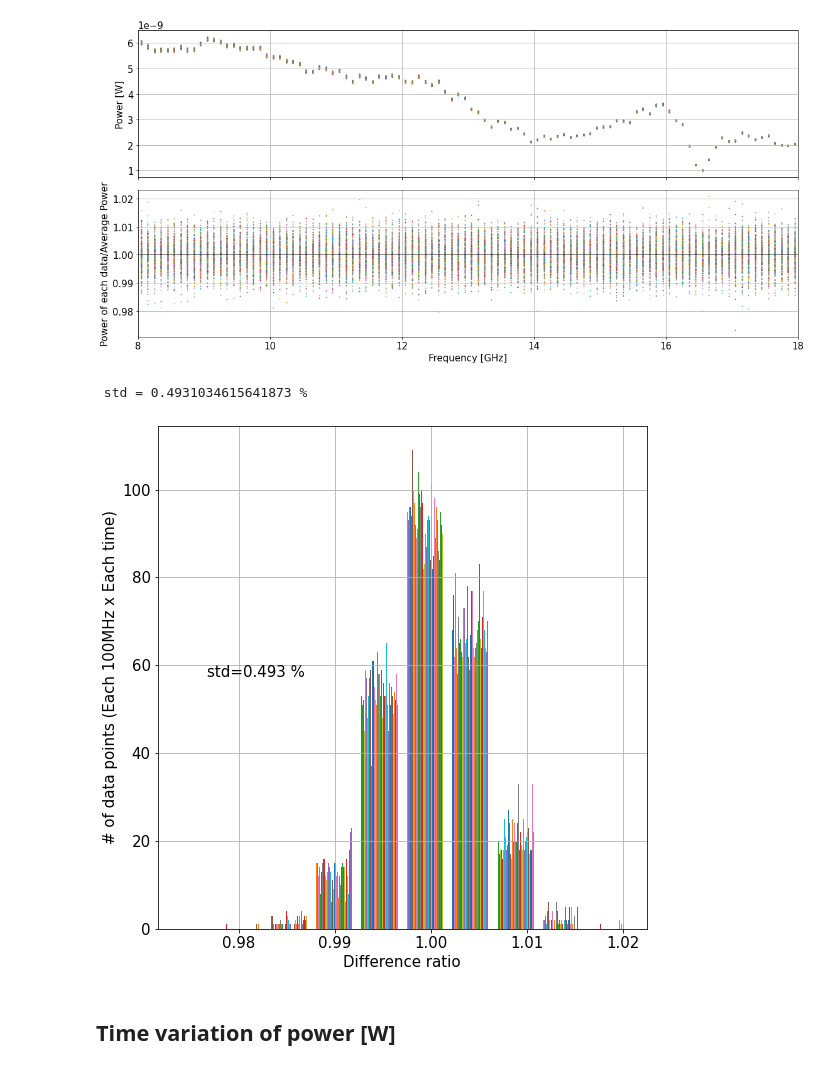
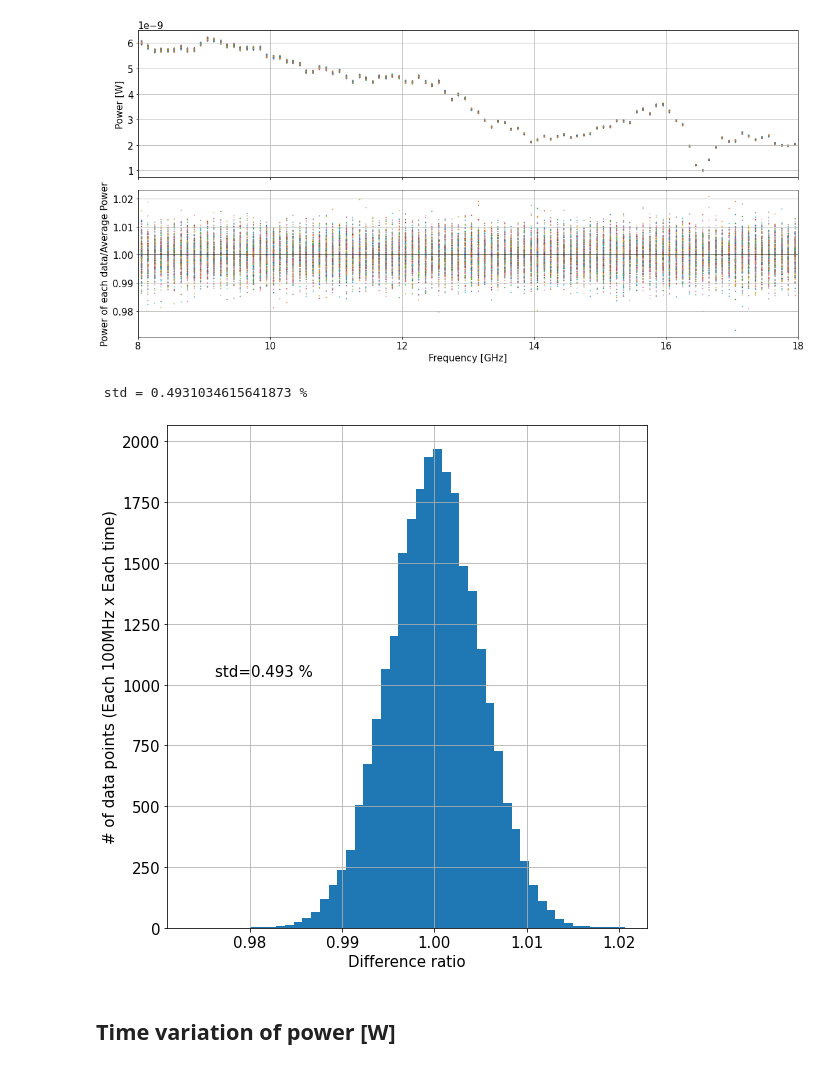
Before and after one commit to sadachi5/dosue-analysis, a Jupyter notebook: DOSUE-J/timevariation_dosue-j_300K.ipynb, the cells around one changed output. Cells and saved outputs as stored; diff of their text form; code cells hidden in the pictures.

```diff
--- a/DOSUE-J/timevariation_dosue-j_300K.ipynb
+++ b/DOSUE-J/timevariation_dosue-j_300K.ipynb
@@ -256,6 +256,7 @@ power_timeave = np.average(power_ave_array, axis=0)
 func.print_list(power_timeave)
 
 all_ratio = []
+all_freq = []
 for i, filename in enumerate(filenames):
     ax = axes[0][0]
     ax.scatter(freq_ave_array[i]*1e-9, power_ave_array[i], label=f'{i}', marker='o', s=3, linewidth=0.)
@@ -268,6 +269,7 @@ for i, filename in enumerate(filenames):
     ax = axes[1][0]
     _ratio = power_ave_array[i]/power_timeave
     all_ratio.append(_ratio)
+    all_freq.append(freq_ave_array[i])
     ax.scatter(freq_ave_array[i]*1e-9, _ratio, label=f'{i}', marker='o', s=3, linewidth=0.)
     ax.plot([freq_min*1e-9-1, freq_max*1e-9+1],[1,1], c='k', ls='-', lw=1)
     ax.set_xlim([freq_min*1e-9, freq_max*1e-9])
@@ -281,29 +283,30 @@ fig.savefig(f'{outdir}/power_ave_W.png')
 fig.show()
 
 all_ratio = np.array(all_ratio)
+all_freq = np.array(all_freq)
 # %% [output]
 power_timeave (size=(100,)) = [6.02006563e-09 5.86144327e-09 5.71306001e-09 ... 1.99984045e-09
  1.98473936e-09 2.04662672e-09]
 [figure]
-# %%
-std = np.std( all_ratio.flatten() )
-print(f' std = {std*100} %')
-
-fig, axes = plt.subplots(1, 1, figsize=(8,8), sharex=True, squeeze=False)
-ax = axes[0][0]
-ax.hist(all_ratio)
-ax.grid(True)
-ax.set_xlabel('Difference ratio')
-ax.set_ylabel('# of data points (Each 100MHz x Each time)')
-xlim = ax.get_xlim()
-ylim = ax.get_ylim()
-ax.text(xlim[0]+np.diff(xlim)*0.1, np.mean(ylim), f'std={std*100:.3f} %')
-fig.set_tight_layout(True)
-
-fig.savefig(f'{outdir}/time_diff_histogram.png')
-# %% [output]
- std = 0.4931034615641873 %
-[figure, removed]
+# %%
+std = np.std( all_ratio.flatten() )
+print(f' std = {std*100} %')
+
+fig, axes = plt.subplots(1, 1, figsize=(8,8), sharex=True, squeeze=False)
+ax = axes[0][0]
+hist, bins, tmp = ax.hist(all_ratio.flatten(), bins=50)
+ax.grid(True)
+ax.set_xlabel('Difference ratio')
+ax.set_ylabel('# of data points (Each 100MHz x Each time)')
+xlim = ax.get_xlim()
+ylim = ax.get_ylim()
+ax.text(xlim[0]+np.diff(xlim)*0.1, np.mean(ylim), f'std={std*100:.3f} %')
+fig.set_tight_layout(True)
+
+fig.savefig(f'{outdir}/time_diff_histogram.png')
+# %% [output]
+ std = 0.4931034615641873 %
+[figure, added]
 # %% [markdown]
 ##  Time variation of power [W]
 # %%
```
Also changed, not shown: parts of 1 cell of this notebook, 3 other files.
